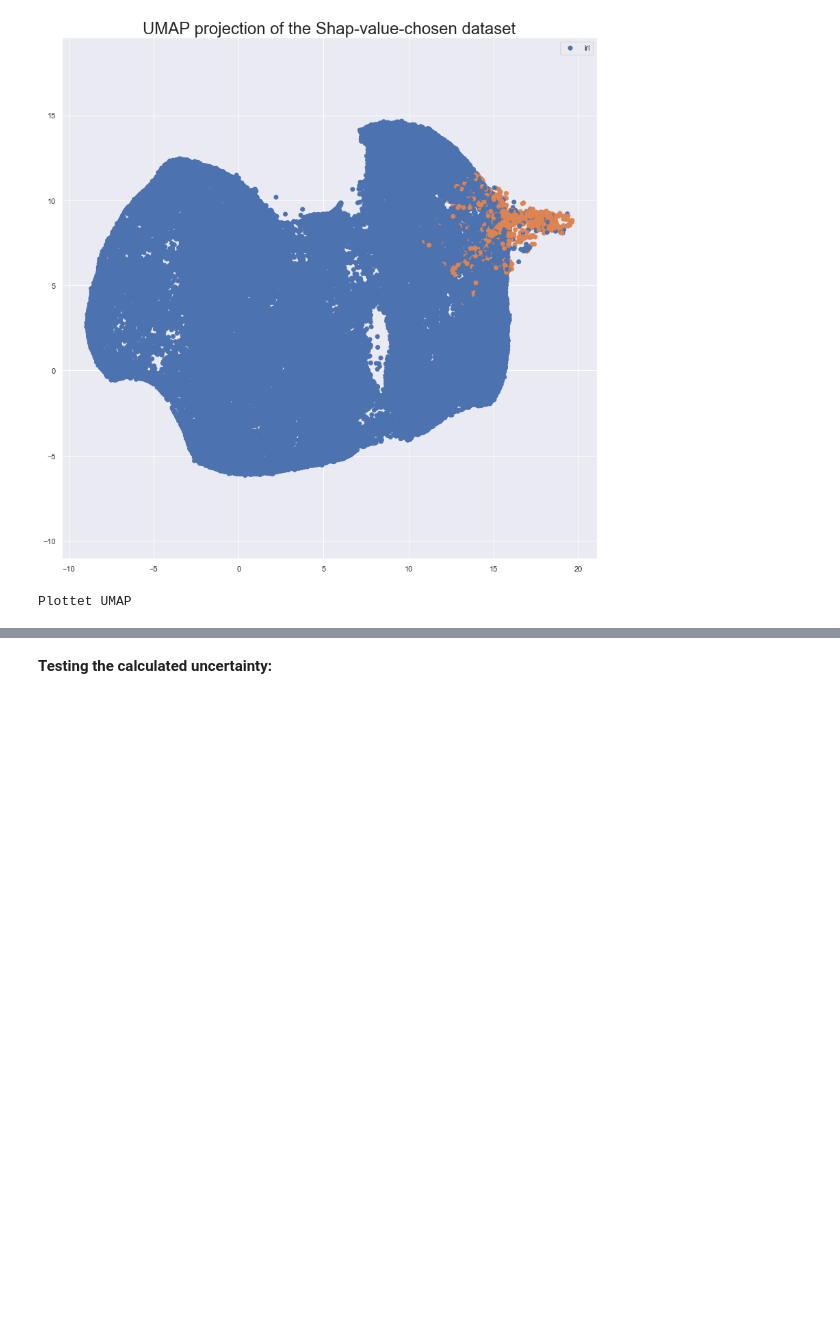
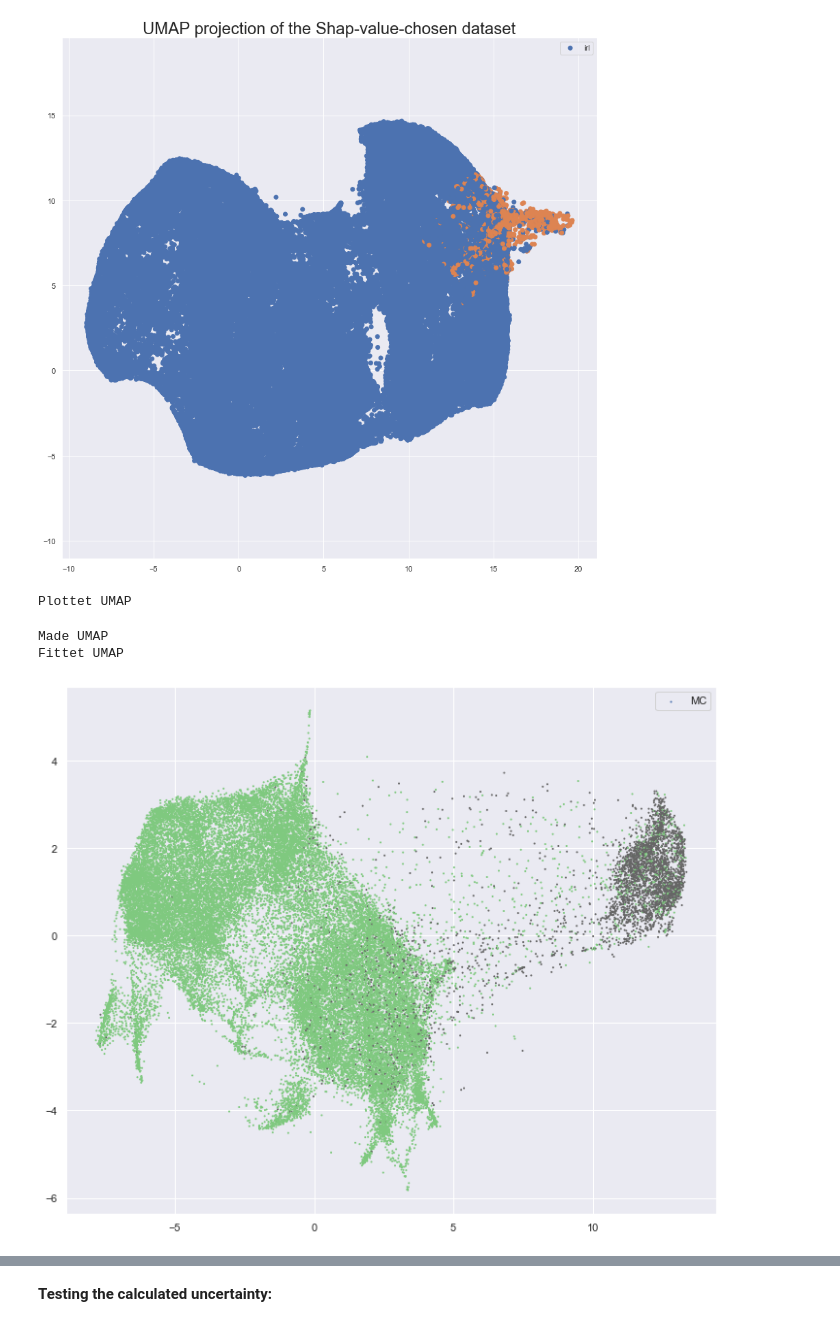
Before and after one commit to JakobSchauser/Blok1Troels, a Jupyter notebook: Keras-, XGboost and UMAPtest.ipynb, the cells around one changed output, grey strips where cells are left out. Drawn from its saved outputs; the diff is of its cells as text; code cells hidden in the pictures; blank space fills up the shorter version.

```diff
--- a/Keras-, XGboost and UMAPtest.ipynb
+++ b/Keras-, XGboost and UMAPtest.ipynb
@@ -167,3 +184,78 @@ Fittet UMAP
 Transformed UMAP
 [figure]
 Plottet UMAP
+# %%
+params = "cosTheta pT v0_rxyErr v0_rxy v0_chi2 ntrk_pv0 a0 a0xy pv0_y calpha v0_ks_massErr epsilon1 epsilon2 v0_ptErr v0_p v0_pz1 v0_phi2 v0_y".split(" ")
+
+
+s = int(4*1e4)
+d = preprocess(dat[:s][params])
+td = preprocess(truedat[:s][params])
+
+target = dat[:s]["trueKs"]
+
+reducer = umap.UMAP("cosTheta pT v0_rxyErr v0_rxy v0_chi2 ntrk_pv0 a0 a0xy pv0_y calpha v0_ks_massErr epsilon1 epsilon2 v0_ptErr v0_p v0_pz1 v0_phi2 v0_y",transform_seed=420)
+
+
+allesammen = pd.concat([d,td])
+
+print("Made UMAP")
+
+
+
+te = reducer.fit(d,target)
+print("Fittet UMAP")
+
+
+# print(embedding.shape)
+# %% [output]
+Made UMAP
+Fittet UMAP
+# %%
+
+
+dd = preprocess(dat[s:2*s][params])
+
+# cs = dat[s:2*s]["trueKs"]
+
+
+
+plt.figure(figsize=(12,10))
+
+# t = te.transform(dd)
+# cs = dat[s:2*s]["trueKs"]
+# plt.scatter(
+#     t[:, 0],
+#     t[:, 1],
+#     alpha=0.8,
+#     cmap='viridis',
+#     c=cs,
+#     label="MC",
+#     s=0.8,
+#     marker="o"
+
+#     )
+
+
+ddd = preprocess(dat[s:s*2][params])
+t = te.transform(ddd)
+# t = te.transform(td)
+
+# y_pred = model.predict_proba(td[ps])
+# cs = y_pred[:,0]<0.4
+cs = dat[s:s*2]["trueKs"]
+plt.scatter(
+    t[:, 0],
+    t[:, 1],
+    cmap='Accent',
+    alpha=1,
+    c=cs,
+    label="MC",
+    s=1,
+
+    )
+# plt.colorbar()
+plt.legend()
+plt.show()
+# %% [output]
+[figure, added]
```
Also changed, not shown: parts of 11 cells of this notebook, 12 other files.
